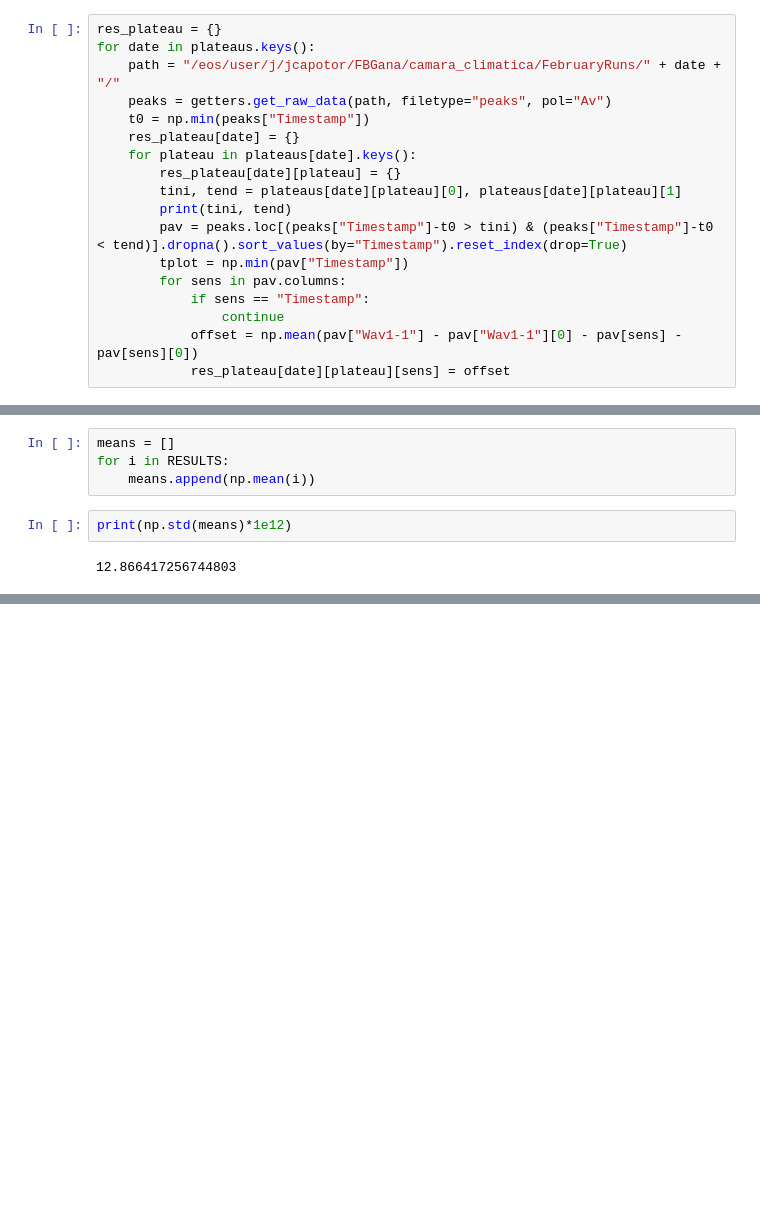
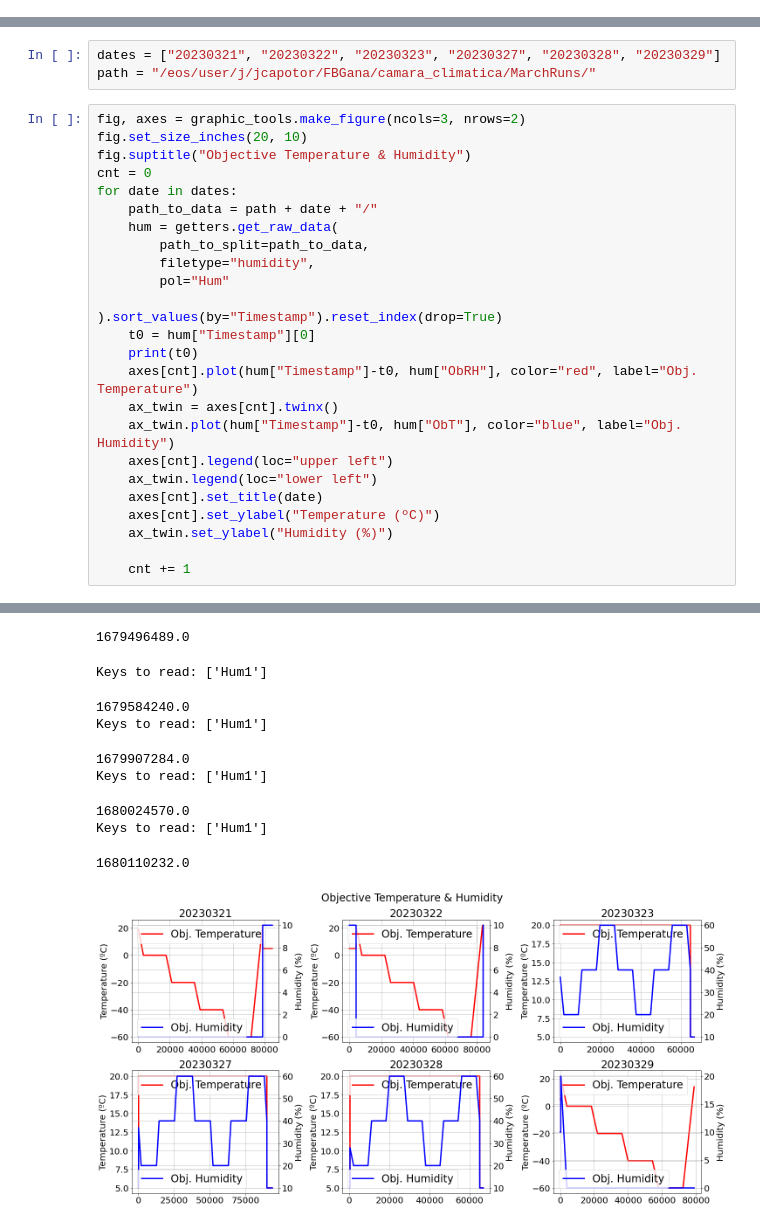
Before and after one commit to jcapo96/FBG_TMS, a Jupyter notebook: ana/march_runs/control_plots.ipynb, the cells around one changed output, grey strips where cells are left out. Cells and saved outputs as stored; diff of their text form; blank space fills up the shorter version.

```diff
--- a/ana/march_runs/control_plots.ipynb
+++ b/ana/march_runs/control_plots.ipynb
@@ -12,18 +7,0 @@ plateaus = getters.get_plateaus()
-# %%
-res_plateau = {}
-for date in plateaus.keys():
-    path = "/eos/user/j/jcapotor/FBGana/camara_climatica/FebruaryRuns/" + date + "/"
-    peaks = getters.get_raw_data(path, filetype="peaks", pol="Av")
-    t0 = np.min(peaks["Timestamp"])
-    res_plateau[date] = {}
-    for plateau in plateaus[date].keys():
-        res_plateau[date][plateau] = {}
-        tini, tend = plateaus[date][plateau][0], plateaus[date][plateau][1]
-        print(tini, tend)
-        pav = peaks.loc[(peaks["Timestamp"]-t0 > tini) & (peaks["Timestamp"]-t0 < tend)].dropna().sort_values(by="Timestamp").reset_index(drop=True)
-        tplot = np.min(pav["Timestamp"])
-        for sens in pav.columns:
-            if sens == "Timestamp":
-                continue
-            offset = np.mean(pav["Wav1-1"] - pav["Wav1-1"][0] - pav[sens] - pav[sens][0])
-            res_plateau[date][plateau][sens] = offset
@@ -63,8 +8,28 @@ Keys to read: ['10Av2', '10Av3', '10Av4', '11Av2', '11Av3', '11Av4', '12Av2', '1
-# %%
-means = []
-for i in RESULTS:
-    means.append(np.mean(i))
-# %%
-print(np.std(means)*1e12)
-# %% [output]
-12.866417256744803
+# %%
+dates = ["20230321", "20230322", "20230323", "20230327", "20230328", "20230329"]
+path = "/eos/user/j/jcapotor/FBGana/camara_climatica/MarchRuns/"
+# %%
+fig, axes = graphic_tools.make_figure(ncols=3, nrows=2)
+fig.set_size_inches(20, 10)
+fig.suptitle("Objective Temperature & Humidity")
+cnt = 0
+for date in dates:
+    path_to_data = path + date + "/"
+    hum = getters.get_raw_data(
+        path_to_split=path_to_data,
+        filetype="humidity",
+        pol="Hum"
+                               ).sort_values(by="Timestamp").reset_index(drop=True)
+    t0 = hum["Timestamp"][0]
+    print(t0)
+    axes[cnt].plot(hum["Timestamp"]-t0, hum["ObRH"], color="red", label="Obj. Temperature")
+    ax_twin = axes[cnt].twinx()
+    ax_twin.plot(hum["Timestamp"]-t0, hum["ObT"], color="blue", label="Obj. Humidity")
+    axes[cnt].legend(loc="upper left")
+    ax_twin.legend(loc="lower left")
+    axes[cnt].set_title(date)
+    axes[cnt].set_ylabel("Temperature (ºC)")
+    ax_twin.set_ylabel("Humidity (%)")
+
+    cnt += 1
+# %% [output]
@@ -70,0 +39,10 @@ print(np.std(means)*1e12)
+1679496489.0
+Keys to read: ['Hum1']
+1679584240.0
+Keys to read: ['Hum1']
+1679907284.0
+Keys to read: ['Hum1']
+1680024570.0
+Keys to read: ['Hum1']
+1680110232.0
+[figure, added]
```
Also changed, not shown: parts of 6 cells of this notebook, 13 other files.
